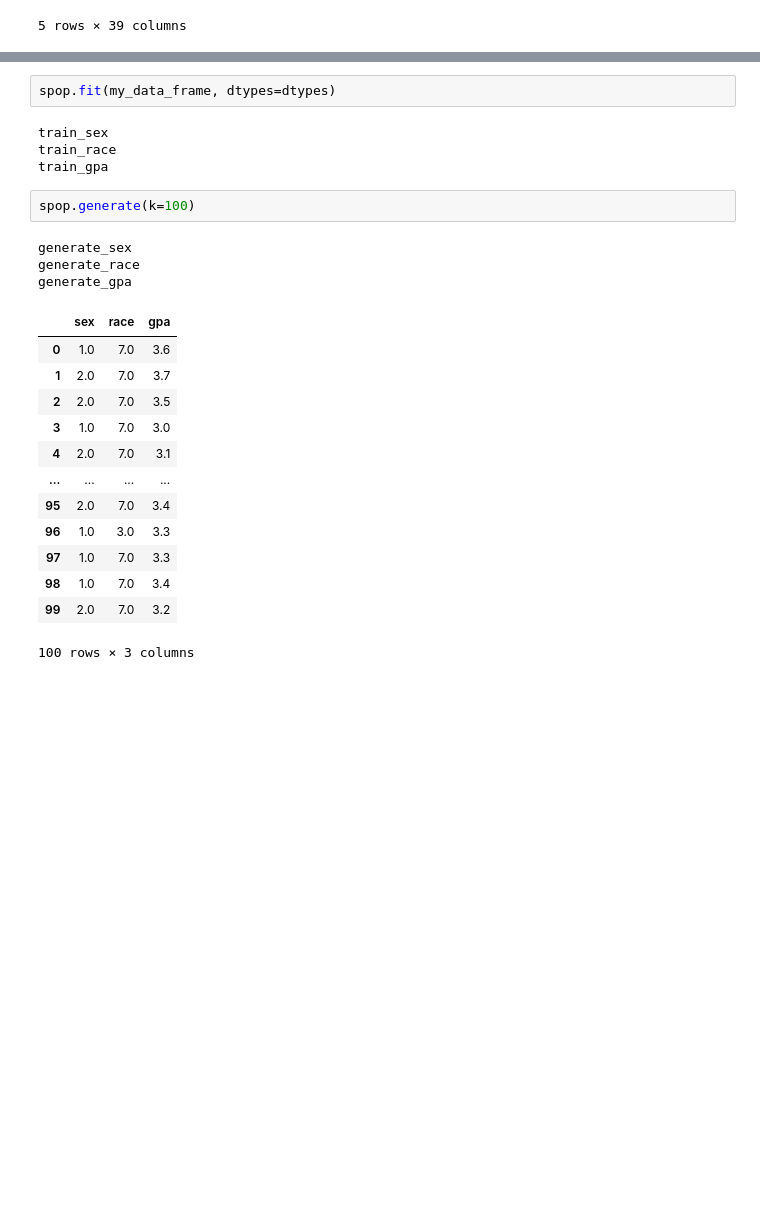
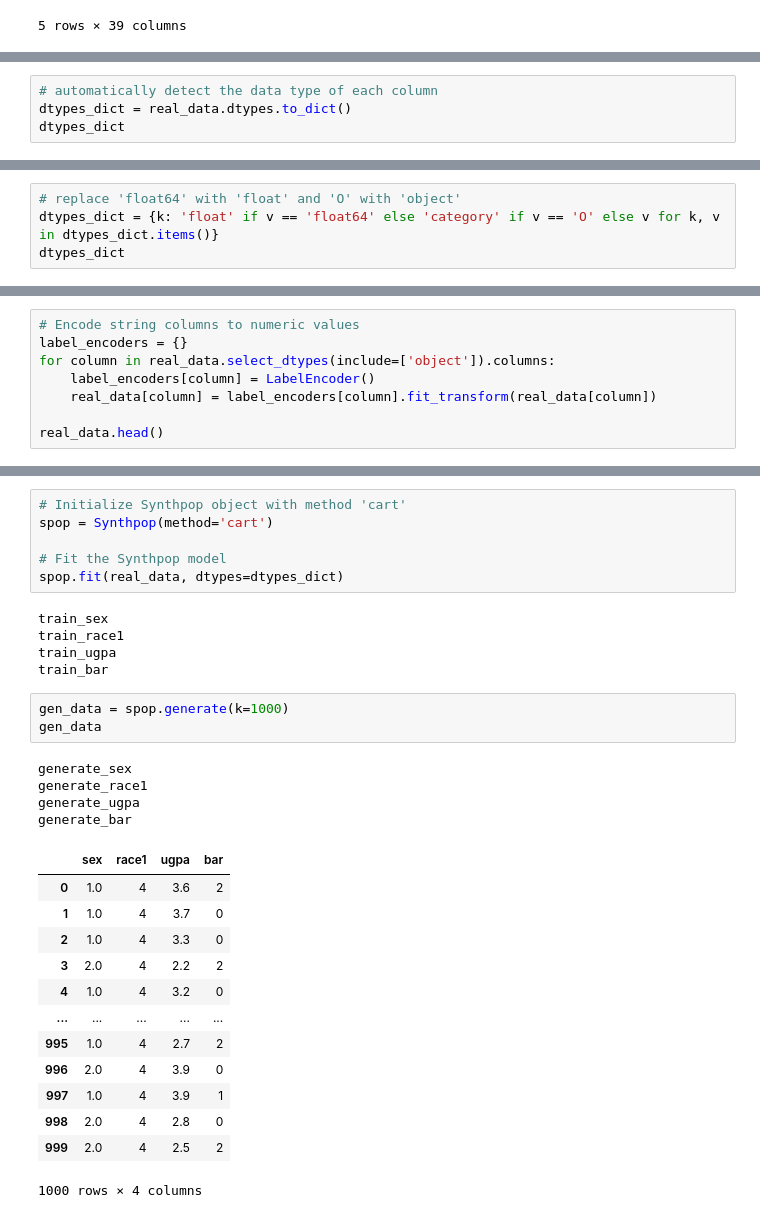
Before and after one commit to NGO-Algorithm-Audit/local-first-web-tool, a Jupyter notebook: notebooks/CART_LawSchoolAdmissionBar.ipynb, the cells around one changed output, grey strips where cells are left out. Cells and saved outputs as stored; diff of their text form; blank space fills up the shorter version.

```diff
--- a/notebook/CART_LawSchoolAdmissionBar.ipynb
+++ b/notebooks/CART_LawSchoolAdmissionBar.ipynb
@@ -81,0 +85,4 @@ real_data
+# %%
+# automatically detect the data type of each column
+dtypes_dict = real_data.dtypes.to_dict()
+dtypes_dict
@@ -81,0 +94,4 @@ real_data
+# %%
+# replace 'float64' with 'float' and 'O' with 'object'
+dtypes_dict = {k: 'float' if v == 'float64' else 'category' if v == 'O' else v for k, v in dtypes_dict.items()}
+dtypes_dict
@@ -81,0 +100,8 @@ real_data
+# %%
+# Encode string columns to numeric values
+label_encoders = {}
+for column in real_data.select_dtypes(include=['object']).columns:
+    label_encoders[column] = LabelEncoder()
+    real_data[column] = label_encoders[column].fit_transform(real_data[column])
+
+real_data.head()
@@ -540,25 +555,32 @@ spop = Synthpop(method='cart')
-# %%
-spop.fit(my_data_frame, dtypes=dtypes)
-# %% [output]
-train_sex
-train_race
-train_gpa
-# %%
-spop.generate(k=100)
-# %% [output]
-generate_sex
-generate_race
-generate_gpa
-|  | sex | race | gpa |
-| 0 | 1.0 | 7.0 | 3.6 |
-| 1 | 2.0 | 7.0 | 3.7 |
-| 2 | 2.0 | 7.0 | 3.5 |
-| 3 | 1.0 | 7.0 | 3.0 |
-| 4 | 2.0 | 7.0 | 3.1 |
-| ... | ... | ... | ... |
-| 95 | 2.0 | 7.0 | 3.4 |
-| 96 | 1.0 | 3.0 | 3.3 |
-| 97 | 1.0 | 7.0 | 3.3 |
-| 98 | 1.0 | 7.0 | 3.4 |
-| 99 | 2.0 | 7.0 | 3.2 |
-100 rows × 3 columns
+# %%
+# Initialize Synthpop object with method 'cart'
+spop = Synthpop(method='cart')
+
+# Fit the Synthpop model
+spop.fit(real_data, dtypes=dtypes_dict)
+# %% [output]
+train_sex
+train_race1
+train_ugpa
+train_bar
+# %%
+gen_data = spop.generate(k=1000)
+gen_data
+# %% [output]
+generate_sex
+generate_race1
+generate_ugpa
+generate_bar
+|  | sex | race1 | ugpa | bar |
+| 0 | 1.0 | 4 | 3.6 | 2 |
+| 1 | 1.0 | 4 | 3.7 | 0 |
+| 2 | 1.0 | 4 | 3.3 | 0 |
+| 3 | 2.0 | 4 | 2.2 | 2 |
+| 4 | 1.0 | 4 | 3.2 | 0 |
+| ... | ... | ... | ... | ... |
+| 995 | 1.0 | 4 | 2.7 | 2 |
+| 996 | 2.0 | 4 | 3.9 | 0 |
+| 997 | 1.0 | 4 | 3.9 | 1 |
+| 998 | 2.0 | 4 | 2.8 | 0 |
+| 999 | 2.0 | 4 | 2.5 | 2 |
+1000 rows × 4 columns
```
Also changed, not shown: parts of 17 cells of this notebook, 3 other files.
